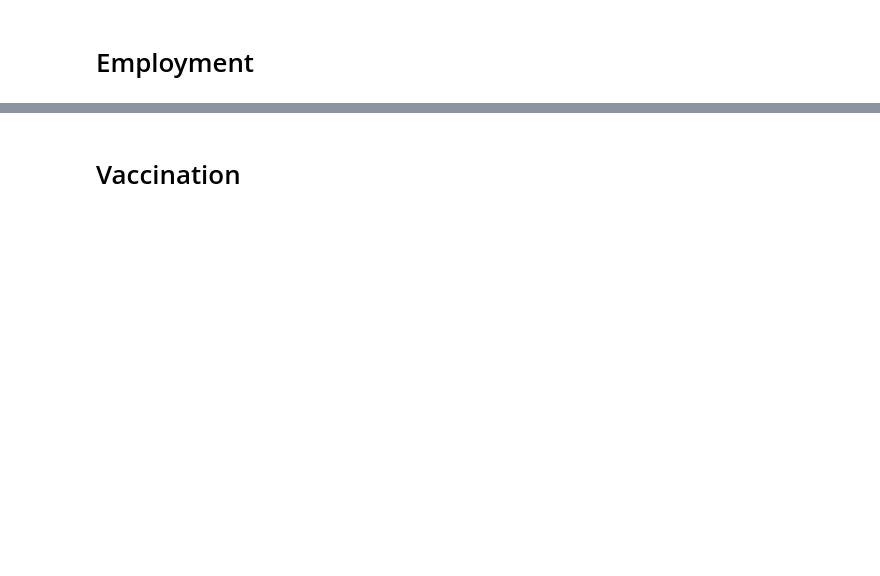
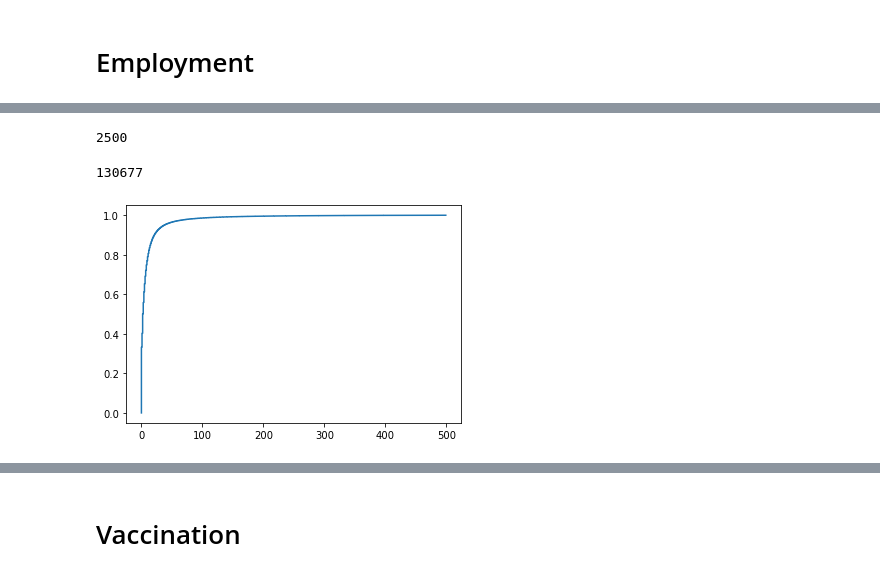
Before and after one commit to factitious/survey_v_social_media, a Jupyter notebook: Methods/Scripts/Reddit/Main.ipynb, the cells around one changed output, grey strips where cells are left out. Cells and saved outputs as stored; diff of their text form; code cells hidden in the pictures; blank space fills up the shorter version.

Commit message:
Added code to aggregate and export data + cleaning 1a

```diff
--- a/Methods/Scripts/Reddit/Main.ipynb
+++ b/Methods/Scripts/Reddit/Main.ipynb
@@ -54,0 +161,2 @@ emp_df, emp_logs = RedditData.load_all(
+# %%
+emp_df.drop('is_blank', axis = 1, inplace = True)
@@ -54,0 +235,21 @@ emp_df, emp_logs = RedditData.load_all(
+# %%
+len(use_bins)
+# %% [output]
+2500
+# %%
+len(emp_df[emp_df['num_comments'] == 0])
+# %% [output]
+130677
+# %%
+# plt.plot(np.sort(emp_df['num_comments']), np.linspace(0, 1, len(emp_df['num_comments']), endpoint=False))
+def plot_ecdf(df, col, limit):
+
+    data = np.sort(df[col])[:393348]
+
+    plt.plot(data,
+             np.linspace(0, 1, len(data),
+                         endpoint=False))
+
+plot_ecdf(emp_df, 'num_comments')
+# %% [output]
+[figure, added]
```
Also changed, not shown: parts of 27 cells of this notebook, 1 other file.
